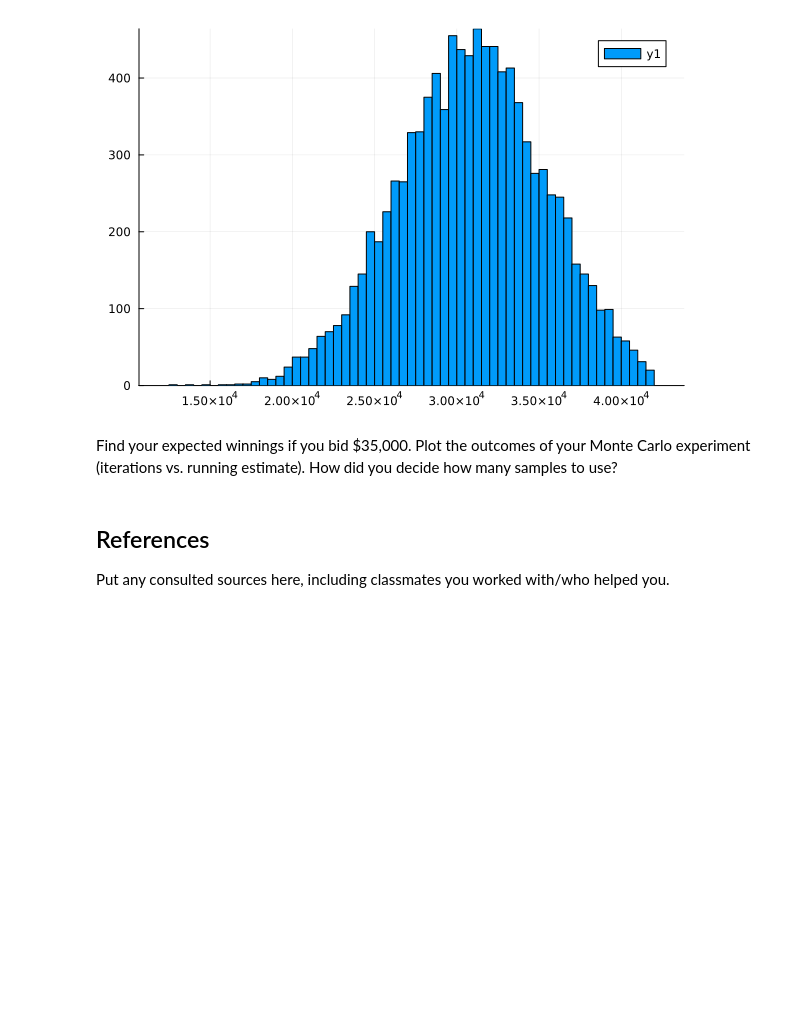
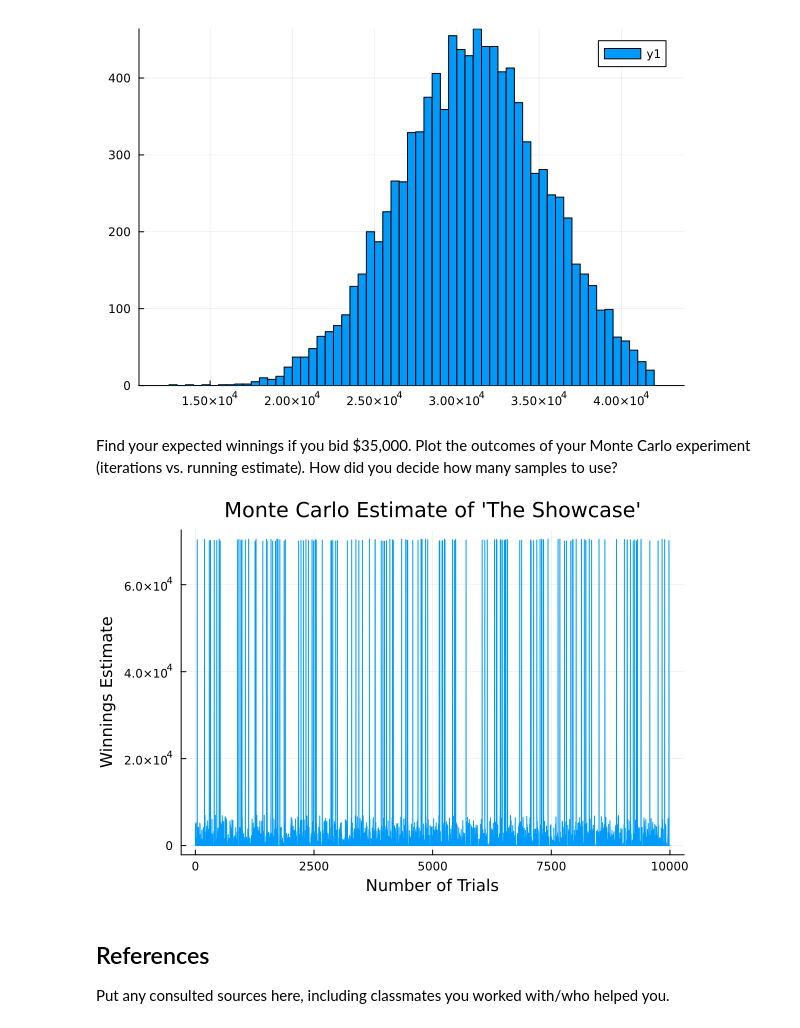
Before and after one commit to BEE4750-FA24/lab2-bcb87, a Jupyter notebook: lab02.ipynb, the cells around one changed output. Cells and saved outputs as stored; diff of their text form; code cells hidden in the pictures; blank space fills up the shorter version.

Commit message:
first plot

```diff
--- a/lab02.ipynb
+++ b/lab02.ipynb
@@ -205,6 +203,34 @@ histogram(showcase_samples)
 Find your expected winnings if you bid \$35,000. Plot the outcomes of
 your Monte Carlo experiment (iterations vs. running estimate). How did
 you decide how many samples to use?
+# %%
+function sim_showcase(bid, actual)
+    if bid > actual
+        win = 0
+        return win
+    elseif abs(bid-actual) <= 250
+        win = 2 * actual
+        return win
+    else
+        # Use probability of winning to estimate what is won
+        prob_win = (actual - bid)/actual
+        win = actual * prob_win
+        return win
+    end
+end
+
+run_est = zeros(10000)
+n = collect(1:10000)
+
+for x = 1:10000
+    sample = rand(showcase_dist)
+    winnings = sim_showcase(35000,sample)
+    run_est[x] = winnings
+end
+
+plot(n,run_est, xlabel = "Number of Trials", ylabel = "Winnings Estimate", title = "Monte Carlo Estimate of 'The Showcase'", legend = false)
+# %% [output]
+[figure, added]
 # %% [markdown]
 ## References
 
```
Also changed, not shown: parts of 1 cell of this notebook.
